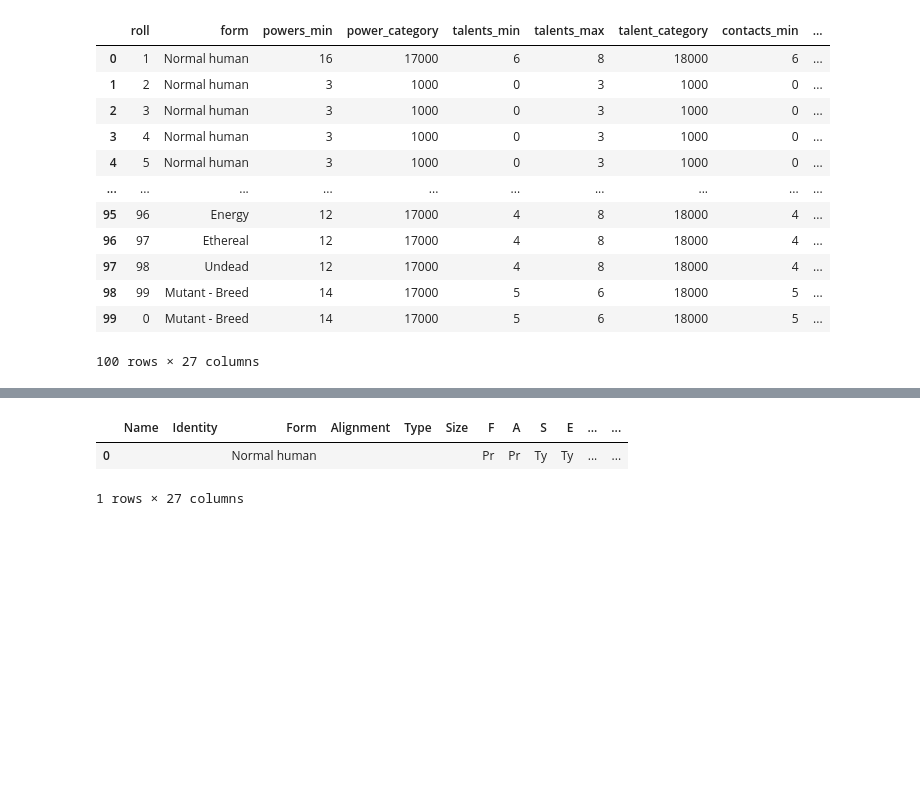
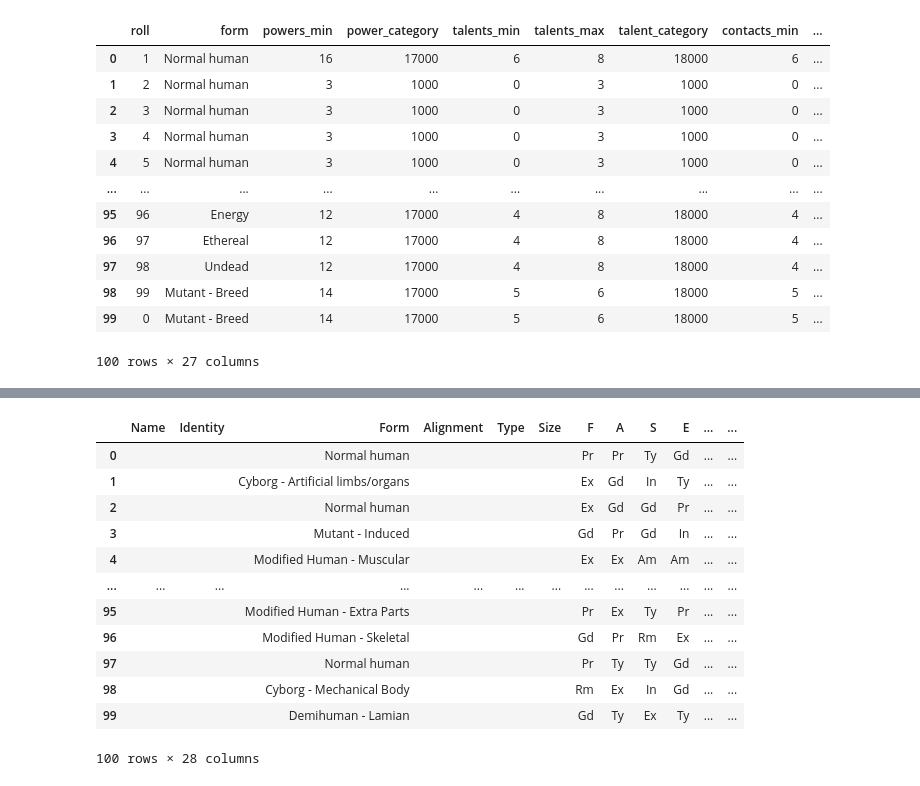
Before and after one commit to bluetyson/FASERIP-Slugfest, a Jupyter notebook: FASERIP Character Generator.ipynb, the cells around one changed output, grey strips where cells are left out. Cells and saved outputs as stored; diff of their text form; code cells hidden in the pictures; blank space fills up the shorter version.

Commit message:
random character generation loop

```diff
--- a/FASERIP Character Generator.ipynb
+++ b/FASERIP Character Generator.ipynb
@@ -529,13 +505,18 @@ Political-International
-# %%
-dateout = datetime.datetime.now()
-dateout = dateout.strftime("%Y_%d_%d_%H_%M_%S_%f")[:-3]
-char_dir = r'J:\CLONE\FASERIP' + "\\"
-with open(char_dir + dateout + '.json', 'w') as f:
-    json.dump(character, f)
-
-df = pd.DataFrame([character])
-df
-# %% [output]
-|  | Name | Identity | Form | Alignment | Type | Size | F | A | S | E | ... | ... |
-| 0 |  |  | Normal human |  |  |  | Pr | Pr | Ty | Ty | ... | ... |
-1 rows × 27 columns
+# %%
+character
+dfCharacters.reset_index(inplace=True, drop=True)
+dfCharacters
+# %% [output]
+|  | Name | Identity | Form | Alignment | Type | Size | F | A | S | E | ... | ... |
+| 0 |  |  | Normal human |  |  |  | Pr | Pr | Ty | Gd | ... | ... |
+| 1 |  |  | Cyborg - Artificial limbs/organs |  |  |  | Ex | Gd | In | Ty | ... | ... |
+| 2 |  |  | Normal human |  |  |  | Ex | Gd | Gd | Pr | ... | ... |
+| 3 |  |  | Mutant - Induced |  |  |  | Gd | Pr | Gd | In | ... | ... |
+| 4 |  |  | Modified Human - Muscular |  |  |  | Ex | Ex | Am | Am | ... | ... |
+| ... | ... | ... | ... | ... | ... | ... | ... | ... | ... | ... | ... | ... |
+| 95 |  |  | Modified Human - Extra Parts |  |  |  | Pr | Ex | Ty | Pr | ... | ... |
+| 96 |  |  | Modified Human - Skeletal |  |  |  | Gd | Pr | Rm | Ex | ... | ... |
+| 97 |  |  | Normal human |  |  |  | Pr | Ty | Ty | Gd | ... | ... |
+| 98 |  |  | Cyborg - Mechanical Body |  |  |  | Rm | Ex | In | Gd | ... | ... |
+| 99 |  |  | Demihuman - Lamian |  |  |  | Gd | Ty | Ex | Ty | ... | ... |
+100 rows × 28 columns
```
Also changed, not shown: parts of 10 cells of this notebook.
